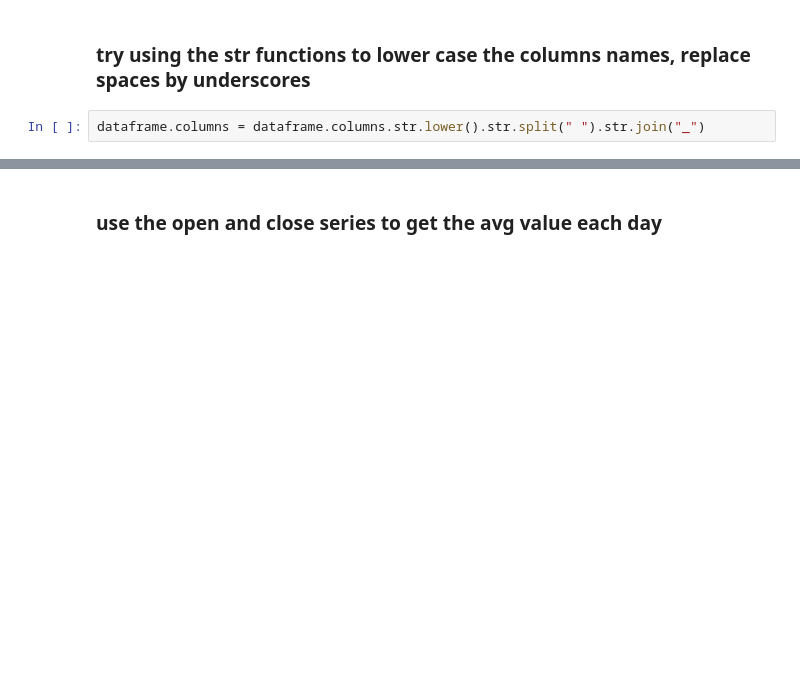
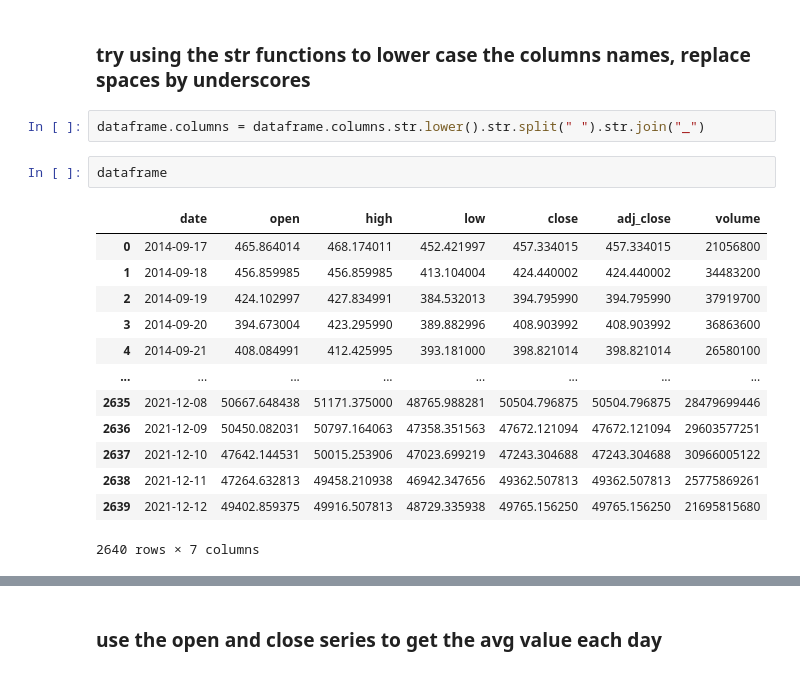
Before and after one commit to monkeyusage/py201, a Jupyter notebook: sessions/pandas_module.ipynb, the cells around one changed output, grey strips where cells are left out. Saved outputs shown, nothing was run; the diff lists cells and outputs as text; blank space fills up the shorter version.

```diff
--- a/sessions/pandas_module.ipynb
+++ b/sessions/pandas_module.ipynb
@@ -42,5 +113,21 @@ dataframe.head()
 ### try using the str functions to lower case the columns names, replace spaces by underscores
 # %%
 dataframe.columns = dataframe.columns.str.lower().str.split(" ").str.join("_")
+# %%
+dataframe
+# %% [output]
+|  | date | open | high | low | close | adj_close | volume |
+| 0 | 2014-09-17 | 465.864014 | 468.174011 | 452.421997 | 457.334015 | 457.334015 | 21056800 |
+| 1 | 2014-09-18 | 456.859985 | 456.859985 | 413.104004 | 424.440002 | 424.440002 | 34483200 |
+| 2 | 2014-09-19 | 424.102997 | 427.834991 | 384.532013 | 394.795990 | 394.795990 | 37919700 |
+| 3 | 2014-09-20 | 394.673004 | 423.295990 | 389.882996 | 408.903992 | 408.903992 | 36863600 |
+| 4 | 2014-09-21 | 408.084991 | 412.425995 | 393.181000 | 398.821014 | 398.821014 | 26580100 |
+| ... | ... | ... | ... | ... | ... | ... | ... |
+| 2635 | 2021-12-08 | 50667.648438 | 51171.375000 | 48765.988281 | 50504.796875 | 50504.796875 | 28479699446 |
+| 2636 | 2021-12-09 | 50450.082031 | 50797.164063 | 47358.351563 | 47672.121094 | 47672.121094 | 29603577251 |
+| 2637 | 2021-12-10 | 47642.144531 | 50015.253906 | 47023.699219 | 47243.304688 | 47243.304688 | 30966005122 |
+| 2638 | 2021-12-11 | 47264.632813 | 49458.210938 | 46942.347656 | 49362.507813 | 49362.507813 | 25775869261 |
+| 2639 | 2021-12-12 | 49402.859375 | 49916.507813 | 48729.335938 | 49765.156250 | 49765.156250 | 21695815680 |
+2640 rows × 7 columns
 # %%
 dataframe.head()
```
Also changed, not shown: parts of 80 cells of this notebook, 4 other files.
